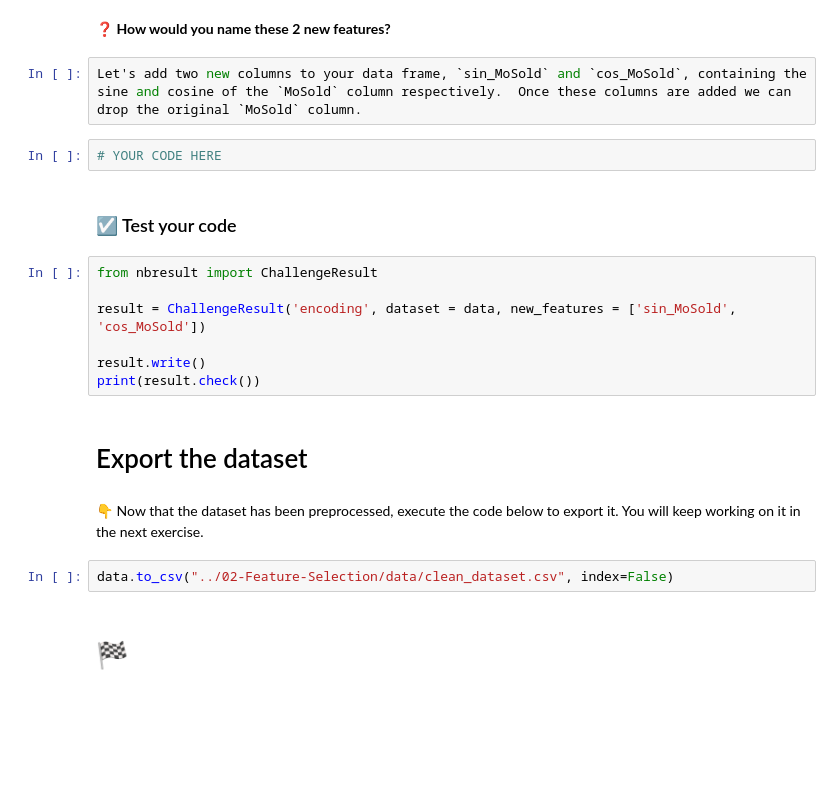
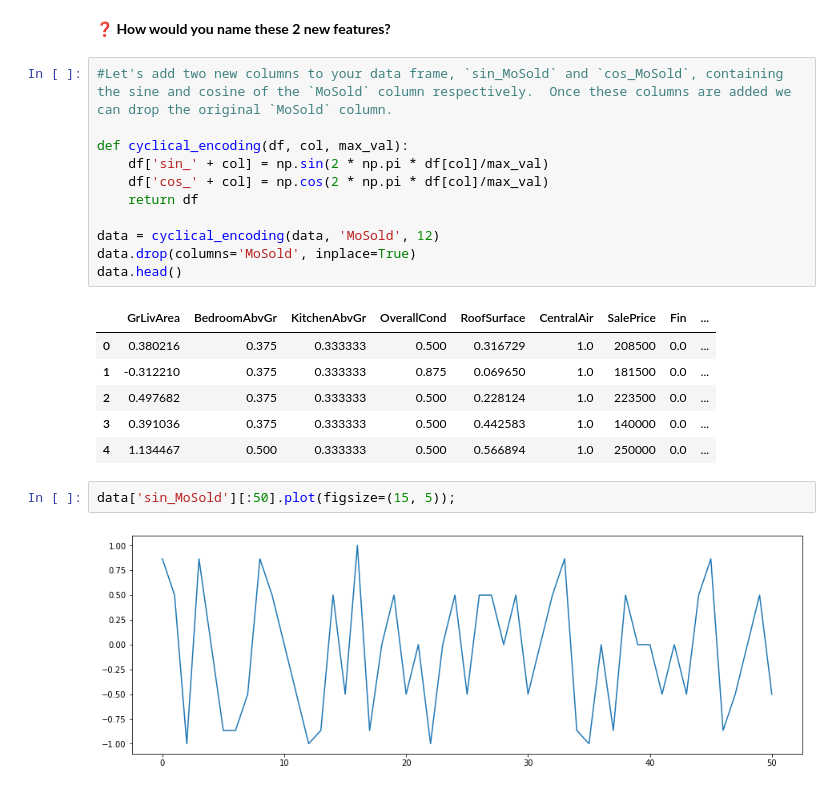
Before and after one commit to abibalimi/lewagon-data-challenges, a Jupyter notebook: 05-ML/02-Prepare-the-dataset/01-Preprocessing-Workflow/Preprocessing-Workflow.ipynb, the cells around one changed output. Drawn from its saved outputs; the diff is of its cells as text; blank space fills up the shorter version.

```diff
--- a/05-ML/02-Prepare-the-dataset/01-Preprocessing-Workflow/Preprocessing-Workflow.ipynb
+++ b/05-ML/02-Prepare-the-dataset/01-Preprocessing-Workflow/Preprocessing-Workflow.ipynb
@@ -673,23 +684,24 @@ Consider the feature `MoSold`, the month on which the house was sold. If left as
 # %% [markdown]
 **❓ How would you name these 2 new features?**
 # %%
-Let's add two new columns to your data frame, `sin_MoSold` and `cos_MoSold`, containing the sine and cosine of the `MoSold` column respectively.  Once these columns are added we can drop the original `MoSold` column.
+#Let's add two new columns to your data frame, `sin_MoSold` and `cos_MoSold`, containing the sine and cosine of the `MoSold` column respectively.  Once these columns are added we can drop the original `MoSold` column.
+
+def cyclical_encoding(df, col, max_val):
+    df['sin_' + col] = np.sin(2 * np.pi * df[col]/max_val)
+    df['cos_' + col] = np.cos(2 * np.pi * df[col]/max_val)
+    return df
+
+data = cyclical_encoding(data, 'MoSold', 12)
+data.drop(columns='MoSold', inplace=True)
+data.head()
+# %% [output]
+|  | GrLivArea | BedroomAbvGr | KitchenAbvGr | OverallCond | RoofSurface | CentralAir | SalePrice | Fin | ... |
+| 0 | 0.380216 | 0.375 | 0.333333 | 0.500 | 0.316729 | 1.0 | 208500 | 0.0 | ... |
+| 1 | -0.312210 | 0.375 | 0.333333 | 0.875 | 0.069650 | 1.0 | 181500 | 0.0 | ... |
+| 2 | 0.497682 | 0.375 | 0.333333 | 0.500 | 0.228124 | 1.0 | 223500 | 0.0 | ... |
+| 3 | 0.391036 | 0.375 | 0.333333 | 0.500 | 0.442583 | 1.0 | 140000 | 0.0 | ... |
+| 4 | 1.134467 | 0.500 | 0.333333 | 0.500 | 0.566894 | 1.0 | 250000 | 0.0 | ... |
-# %%
-# YOUR CODE HERE
-# %% [markdown]
-### ☑️ Test your code
-# %%
-from nbresult import ChallengeResult
-
-result = ChallengeResult('encoding', dataset = data, new_features = ['sin_MoSold', 'cos_MoSold'])
-
-result.write()
-print(result.check())
-# %% [markdown]
-# Export the dataset
-# %% [markdown]
-👇 Now that the dataset has been preprocessed, execute the code below to export it. You will keep working on it in the next exercise.
-# %%
-data.to_csv("../02-Feature-Selection/data/clean_dataset.csv", index=False)
-# %% [markdown]
-# 🏁
+# %%
+data['sin_MoSold'][:50].plot(figsize=(15, 5));
+# %% [output]
+[figure, added]
```
Also changed, not shown: parts of 16 cells of this notebook.
